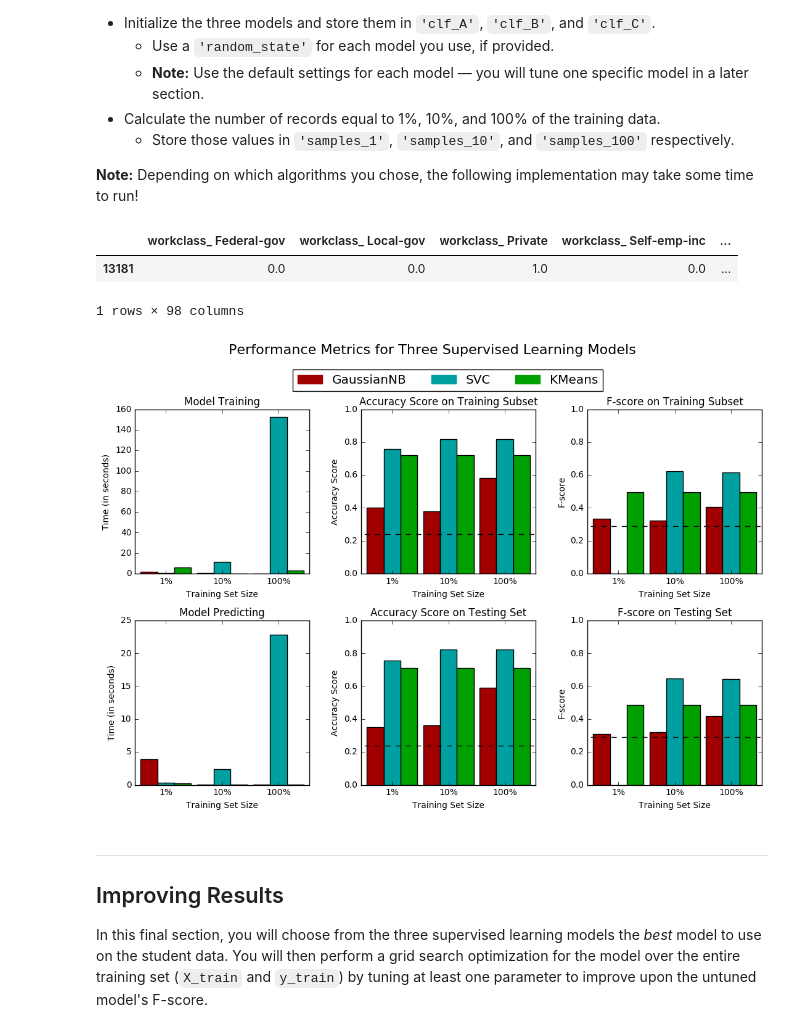
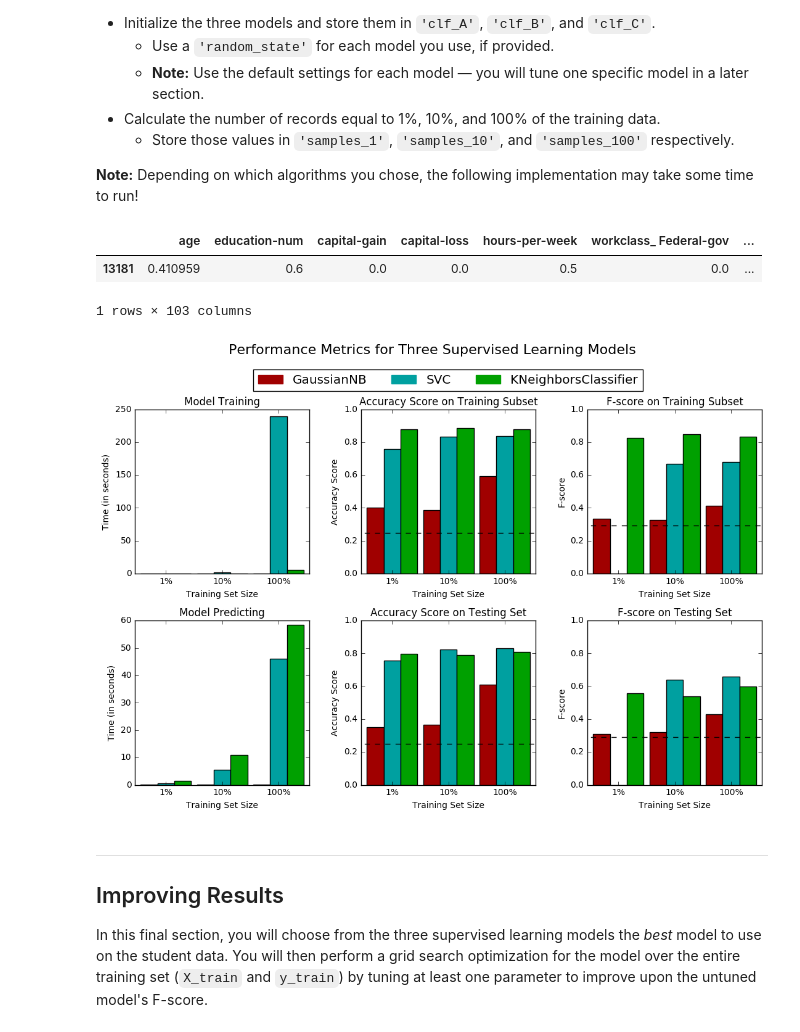
Before and after one commit to hemantnyadav/Predicting-Donor-Supervised-Learning-, a Jupyter notebook: finding_donors.ipynb, the cells around one changed output. Saved outputs shown, nothing was run; the diff lists cells and outputs as text; code cells hidden in the pictures.

```diff
--- a/finding_donors.ipynb
+++ b/finding_donors.ipynb
@@ -436,12 +436,12 @@ In the code cell, you will need to implement the following:
 # TODO: Import the three supervised learning models from sklearn
 from sklearn.naive_bayes import GaussianNB
 from sklearn import svm
-from sklearn.cluster import KMeans
+from sklearn.neighbors import KNeighborsClassifier
 
 # TODO: Initialize the three models
 clf_A = GaussianNB()
 clf_B = svm.SVC()
-clf_C = KMeans(n_clusters=2, random_state=0)
+clf_C = KNeighborsClassifier(n_neighbors=2)
 
 # TODO: Calculate the number of samples for 1%, 10%, and 100% of the training data
 samples_1 = len(X_train[:int(((len(X_train)*1)/100))])
@@ -454,37 +454,37 @@ samples_100 = len(X_train)
 # Collect results on the learners
 results = {}
 
 #clf = clf_A.__class__.__name__
 
 #learner = clf_A
 
 #learner = learner.fit(X_train[:samples_1],y_train[:samples_1])
 
 #print(X_test)
 #print(y_test)
 #print(y_train)
 #print(X_train.shape)
 
 #results[clf_A][1] = \
        # learner.pred(X_test)
 
 
 
 
 for clf in [clf_A, clf_B, clf_C]:
     clf_name = clf.__class__.__name__
     results[clf_name] = {}
     for i, samples in enumerate([samples_1, samples_10, samples_100]):
         results[clf_name][i] = \
         train_predict(clf, samples, X_train, y_train, X_test, y_test)
 display(X_train.head(1))
 # Run metrics visualization for the three supervised learning models chosen
 vs.evaluate(results, accuracy, fscore)
 # %% [output]
-|  | workclass_ Federal-gov | workclass_ Local-gov | workclass_ Private | workclass_ Self-emp-inc | ... |
-| 13181 | 0.0 | 0.0 | 1.0 | 0.0 | ... |
+|  | age | education-num | capital-gain | capital-loss | hours-per-week | workclass_ Federal-gov | ... |
+| 13181 | 0.410959 | 0.6 | 0.0 | 0.0 | 0.5 | 0.0 | ... |
-1 rows × 98 columns
+1 rows × 103 columns
-[figure, old version]
+[figure, new version]
 # %% [markdown]
 ----
 ## Improving Results
```
